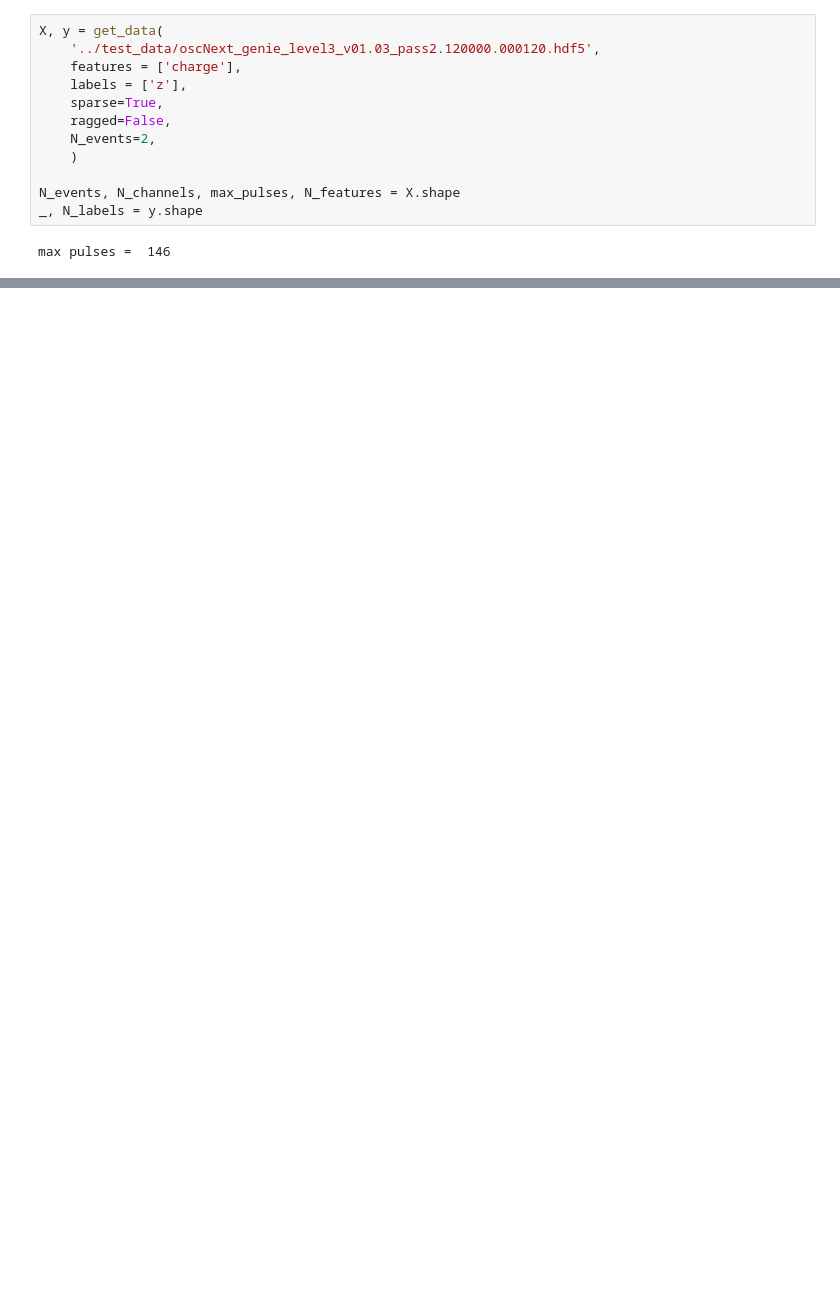
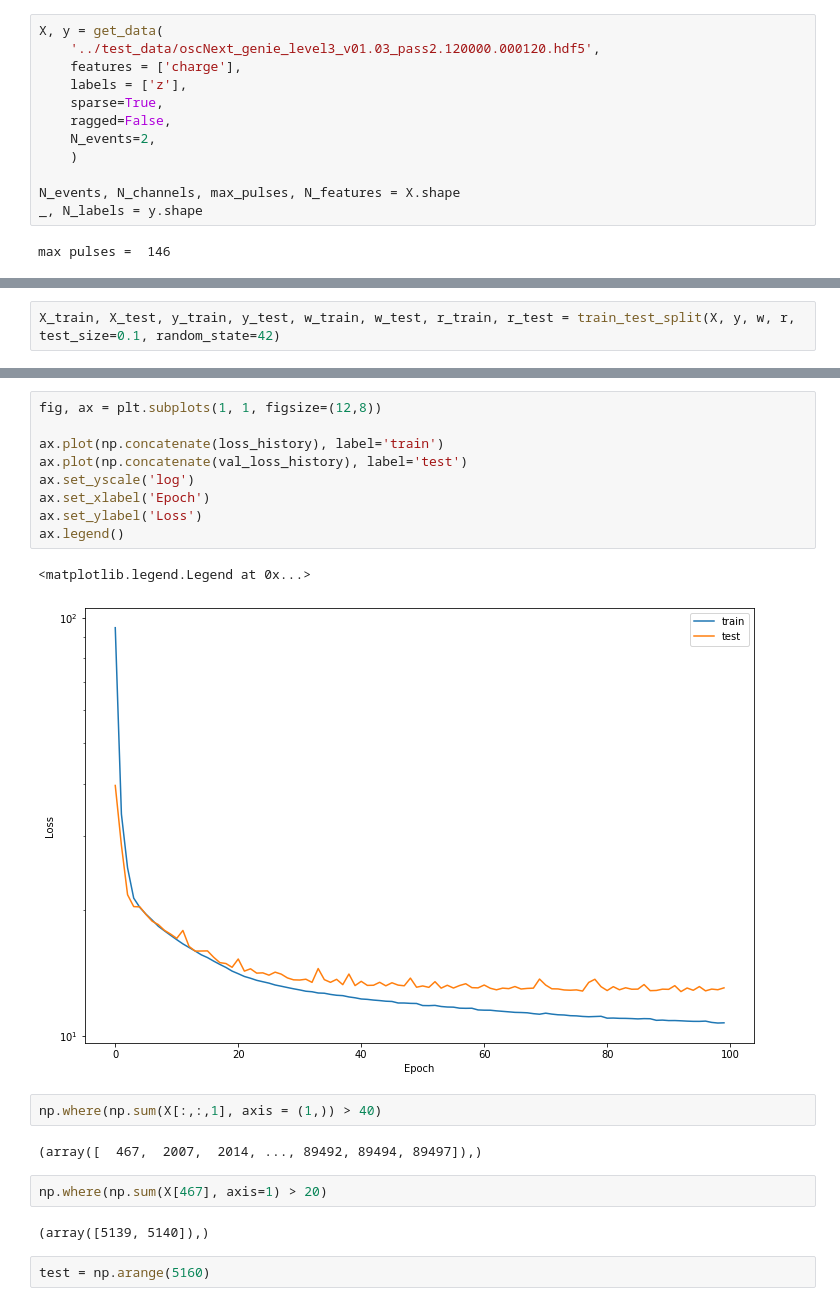
Before and after one commit to philippeller/IceNet, a Jupyter notebook: IceNet.ipynb, the cells around one changed output, grey strips where cells are left out. Saved outputs shown, nothing was run; the diff lists cells and outputs as text; blank space fills up the shorter version.

```diff
--- a/IceNet.ipynb
+++ b/IceNet.ipynb
@@ -480,0 +272,2 @@ model.weights
+# %%
+X_train, X_test, y_train, y_test, w_train, w_test, r_train, r_test = train_test_split(X, y, w, r, test_size=0.1, random_state=42)
@@ -480,0 +538,22 @@ model.weights
+# %%
+fig, ax = plt.subplots(1, 1, figsize=(12,8))
+
+ax.plot(np.concatenate(loss_history), label='train')
+ax.plot(np.concatenate(val_loss_history), label='test')
+ax.set_yscale('log')
+ax.set_xlabel('Epoch')
+ax.set_ylabel('Loss')
+ax.legend()
+# %% [output]
+<matplotlib.legend.Legend at 0x...>
+[figure, added]
+# %%
+np.where(np.sum(X[:,:,1], axis = (1,)) > 40)
+# %% [output]
+(array([  467,  2007,  2014, ..., 89492, 89494, 89497]),)
+# %%
+np.where(np.sum(X[467], axis=1) > 20)
+# %% [output]
+(array([5139, 5140]),)
+# %%
+test = np.arange(5160)
```
Also changed, not shown: parts of 56 cells of this notebook.
